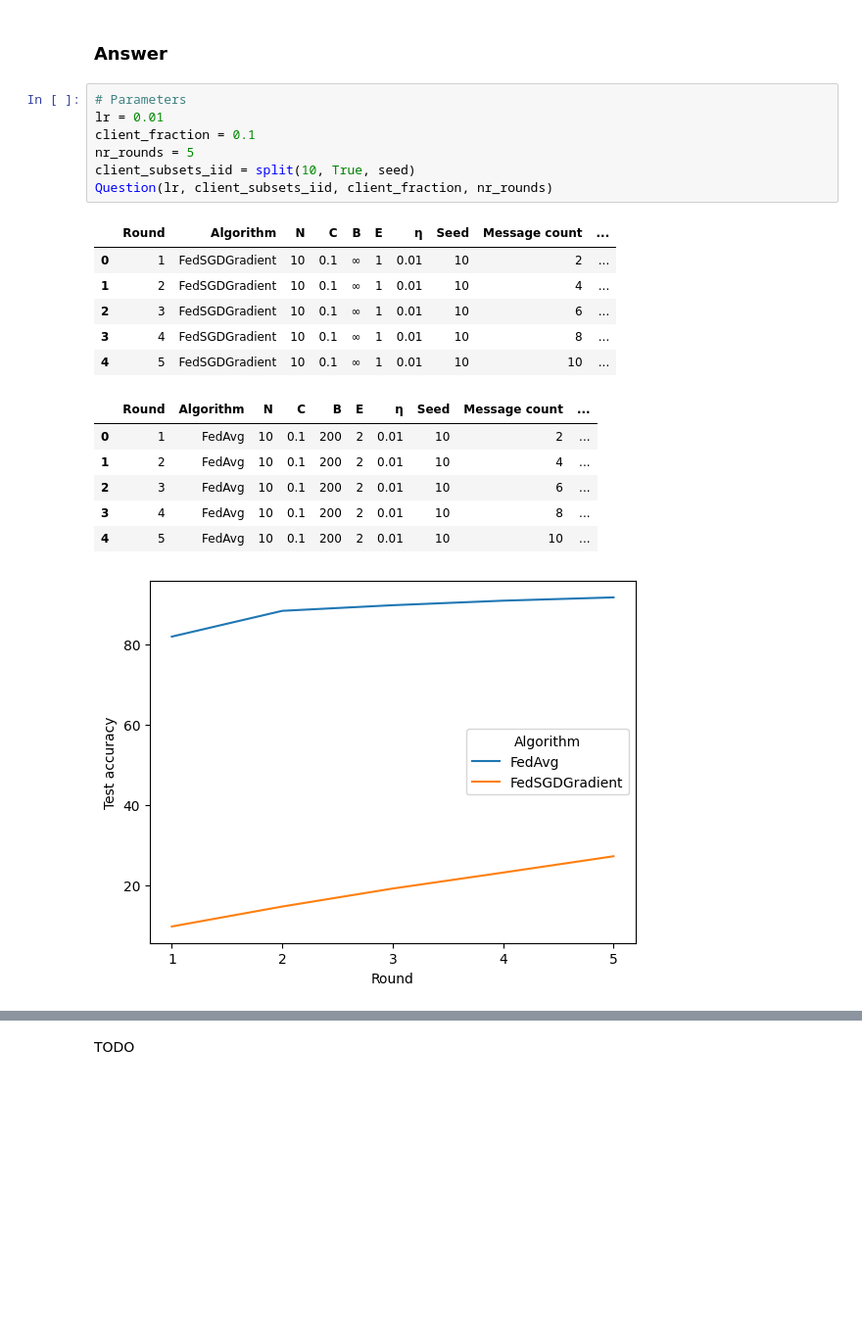
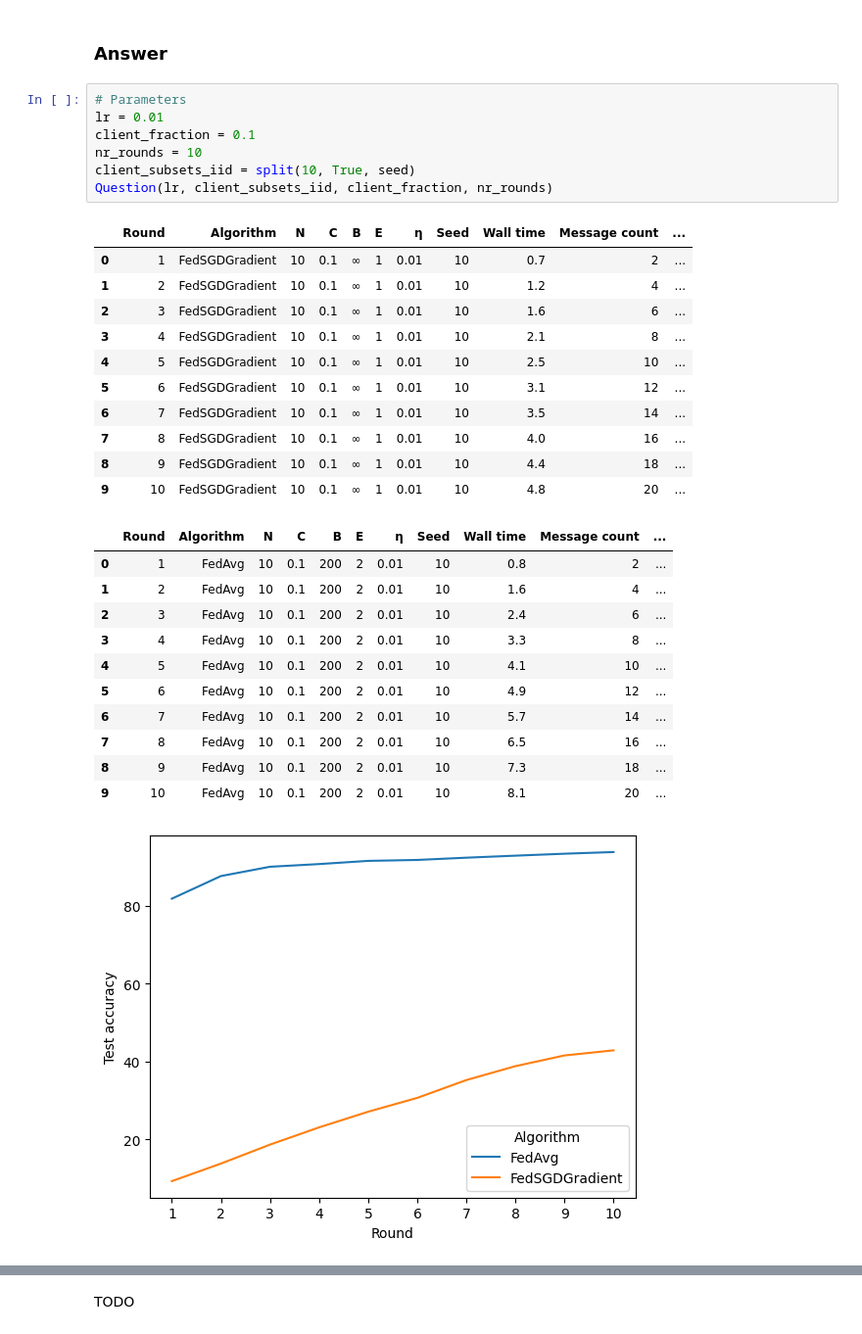
Before and after one commit to Sosekie/DDLS_Assignment, a Jupyter notebook: lab/hw-hfl.ipynb, the cells around one changed output, grey strips where cells are left out. Shown: that part at 98% size. Saved outputs shown, nothing was run; the diff lists cells and outputs as text; blank space fills up the shorter version.

```diff
--- a/lab/hw-hfl.ipynb
+++ b/lab/hw-hfl.ipynb
@@ -170,24 +178,34 @@ How does the observed pattern differ?
 # %%
 # Parameters
 lr = 0.01
 client_fraction = 0.1
-nr_rounds = 5
+nr_rounds = 10
 client_subsets_iid = split(10, True, seed)
 Question(lr, client_subsets_iid, client_fraction, nr_rounds)
 # %% [output]
-|  | Round | Algorithm | N | C | B | E | η | Seed | Message count | ... |
-| 0 | 1 | FedSGDGradient | 10 | 0.1 | ∞ | 1 | 0.01 | 10 | 2 | ... |
-| 1 | 2 | FedSGDGradient | 10 | 0.1 | ∞ | 1 | 0.01 | 10 | 4 | ... |
-| 2 | 3 | FedSGDGradient | 10 | 0.1 | ∞ | 1 | 0.01 | 10 | 6 | ... |
-| 3 | 4 | FedSGDGradient | 10 | 0.1 | ∞ | 1 | 0.01 | 10 | 8 | ... |
-| 4 | 5 | FedSGDGradient | 10 | 0.1 | ∞ | 1 | 0.01 | 10 | 10 | ... |
+|  | Round | Algorithm | N | C | B | E | η | Seed | Wall time | Message count | ... |
+| 0 | 1 | FedSGDGradient | 10 | 0.1 | ∞ | 1 | 0.01 | 10 | 0.7 | 2 | ... |
+| 1 | 2 | FedSGDGradient | 10 | 0.1 | ∞ | 1 | 0.01 | 10 | 1.2 | 4 | ... |
+| 2 | 3 | FedSGDGradient | 10 | 0.1 | ∞ | 1 | 0.01 | 10 | 1.6 | 6 | ... |
+| 3 | 4 | FedSGDGradient | 10 | 0.1 | ∞ | 1 | 0.01 | 10 | 2.1 | 8 | ... |
+| 4 | 5 | FedSGDGradient | 10 | 0.1 | ∞ | 1 | 0.01 | 10 | 2.5 | 10 | ... |
+| 5 | 6 | FedSGDGradient | 10 | 0.1 | ∞ | 1 | 0.01 | 10 | 3.1 | 12 | ... |
+| 6 | 7 | FedSGDGradient | 10 | 0.1 | ∞ | 1 | 0.01 | 10 | 3.5 | 14 | ... |
+| 7 | 8 | FedSGDGradient | 10 | 0.1 | ∞ | 1 | 0.01 | 10 | 4.0 | 16 | ... |
+| 8 | 9 | FedSGDGradient | 10 | 0.1 | ∞ | 1 | 0.01 | 10 | 4.4 | 18 | ... |
+| 9 | 10 | FedSGDGradient | 10 | 0.1 | ∞ | 1 | 0.01 | 10 | 4.8 | 20 | ... |
-|  | Round | Algorithm | N | C | B | E | η | Seed | Message count | ... |
-| 0 | 1 | FedAvg | 10 | 0.1 | 200 | 2 | 0.01 | 10 | 2 | ... |
-| 1 | 2 | FedAvg | 10 | 0.1 | 200 | 2 | 0.01 | 10 | 4 | ... |
-| 2 | 3 | FedAvg | 10 | 0.1 | 200 | 2 | 0.01 | 10 | 6 | ... |
-| 3 | 4 | FedAvg | 10 | 0.1 | 200 | 2 | 0.01 | 10 | 8 | ... |
-| 4 | 5 | FedAvg | 10 | 0.1 | 200 | 2 | 0.01 | 10 | 10 | ... |
+|  | Round | Algorithm | N | C | B | E | η | Seed | Wall time | Message count | ... |
+| 0 | 1 | FedAvg | 10 | 0.1 | 200 | 2 | 0.01 | 10 | 0.8 | 2 | ... |
+| 1 | 2 | FedAvg | 10 | 0.1 | 200 | 2 | 0.01 | 10 | 1.6 | 4 | ... |
+| 2 | 3 | FedAvg | 10 | 0.1 | 200 | 2 | 0.01 | 10 | 2.4 | 6 | ... |
+| 3 | 4 | FedAvg | 10 | 0.1 | 200 | 2 | 0.01 | 10 | 3.3 | 8 | ... |
+| 4 | 5 | FedAvg | 10 | 0.1 | 200 | 2 | 0.01 | 10 | 4.1 | 10 | ... |
+| 5 | 6 | FedAvg | 10 | 0.1 | 200 | 2 | 0.01 | 10 | 4.9 | 12 | ... |
+| 6 | 7 | FedAvg | 10 | 0.1 | 200 | 2 | 0.01 | 10 | 5.7 | 14 | ... |
+| 7 | 8 | FedAvg | 10 | 0.1 | 200 | 2 | 0.01 | 10 | 6.5 | 16 | ... |
+| 8 | 9 | FedAvg | 10 | 0.1 | 200 | 2 | 0.01 | 10 | 7.3 | 18 | ... |
+| 9 | 10 | FedAvg | 10 | 0.1 | 200 | 2 | 0.01 | 10 | 8.1 | 20 | ... |
-[figure, old version]
+[figure, new version]
 # %%
 client_subsets_iid = split(50, True, seed)
 Question(lr, client_subsets_iid, client_fraction, nr_rounds)
```
Also changed, not shown: parts of 15 cells of this notebook.
